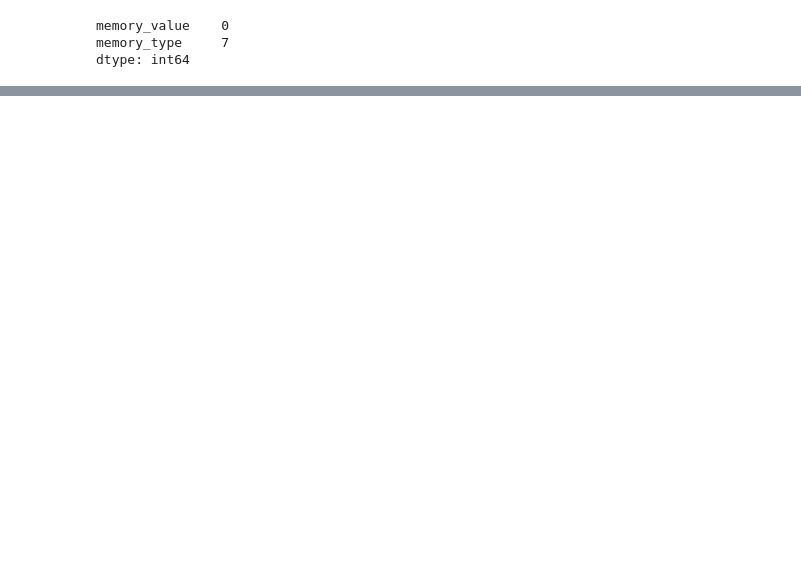
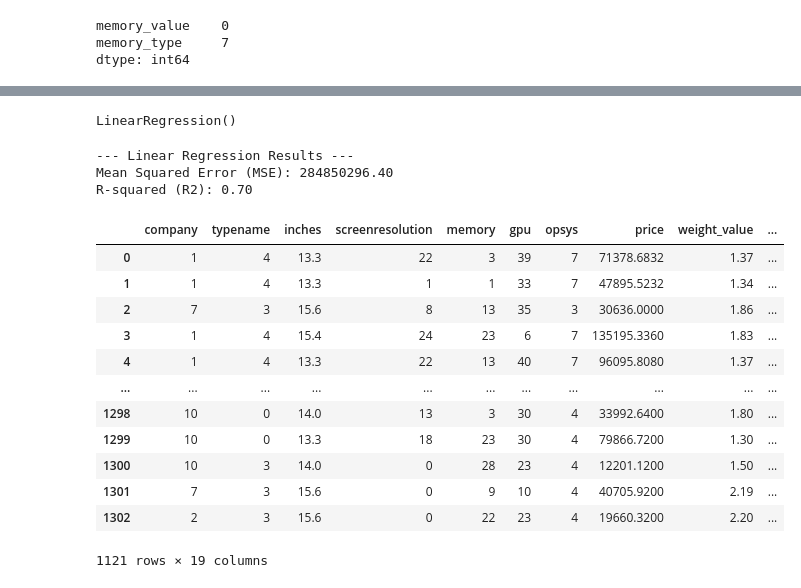
Before and after one commit to khoulaCode/DataScience-Brain-Bytes, a Jupyter notebook: Team_members/from_osama/uncleaned_laptop_price.ipynb, the cells around one changed output, grey strips where cells are left out. Drawn from its saved outputs; the diff is of its cells as text; code cells hidden in the pictures; blank space fills up the shorter version.

```diff
--- a/Team_members/from_osama/uncleaned_laptop_price.ipynb
+++ b/Team_members/from_osama/uncleaned_laptop_price.ipynb
@@ -685,0 +699,5 @@ df_v4.to_excel('Final.xlsx', index = True)
+# %%
+en = LabelEncoder()
+# %%
+for col in df_v5.select_dtypes(include = ['object']).columns:
+     df_v5[col] = en.fit_transform(df_v5[col])
@@ -685,0 +729,6 @@ df_v4.to_excel('Final.xlsx', index = True)
+# %%
+# Create and train the Linear Regression model
+model = LinearRegression()
+model.fit(X_train, y_train)
+# %% [output]
+LinearRegression()
@@ -685,0 +742,24 @@ df_v4.to_excel('Final.xlsx', index = True)
+# %%
+print("--- Linear Regression Results ---")
+print(f"Mean Squared Error (MSE): {mse:.2f}")
+print(f"R-squared (R2): {r2:.2f}")
+# %% [output]
+--- Linear Regression Results ---
+Mean Squared Error (MSE): 284850296.40
+R-squared (R2): 0.70
+# %%
+df_v5
+# %% [output]
+|  | company | typename | inches | screenresolution | memory | gpu | opsys | price | weight_value | ... |
+| 0 | 1 | 4 | 13.3 | 22 | 3 | 39 | 7 | 71378.6832 | 1.37 | ... |
+| 1 | 1 | 4 | 13.3 | 1 | 1 | 33 | 7 | 47895.5232 | 1.34 | ... |
+| 2 | 7 | 3 | 15.6 | 8 | 13 | 35 | 3 | 30636.0000 | 1.86 | ... |
+| 3 | 1 | 4 | 15.4 | 24 | 23 | 6 | 7 | 135195.3360 | 1.83 | ... |
+| 4 | 1 | 4 | 13.3 | 22 | 13 | 40 | 7 | 96095.8080 | 1.37 | ... |
+| ... | ... | ... | ... | ... | ... | ... | ... | ... | ... | ... |
+| 1298 | 10 | 0 | 14.0 | 13 | 3 | 30 | 4 | 33992.6400 | 1.80 | ... |
+| 1299 | 10 | 0 | 13.3 | 18 | 23 | 30 | 4 | 79866.7200 | 1.30 | ... |
+| 1300 | 10 | 3 | 14.0 | 0 | 28 | 23 | 4 | 12201.1200 | 1.50 | ... |
+| 1301 | 7 | 3 | 15.6 | 0 | 9 | 10 | 4 | 40705.9200 | 2.19 | ... |
+| 1302 | 2 | 3 | 15.6 | 0 | 22 | 23 | 4 | 19660.3200 | 2.20 | ... |
+1121 rows × 19 columns
```
Also changed, not shown: parts of 21 cells of this notebook.
